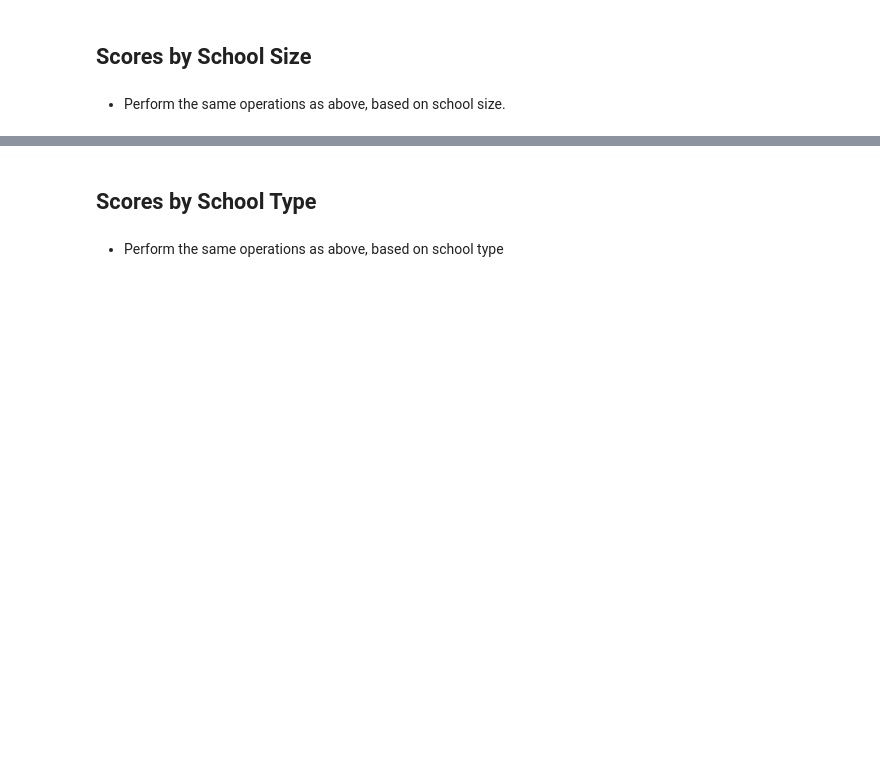
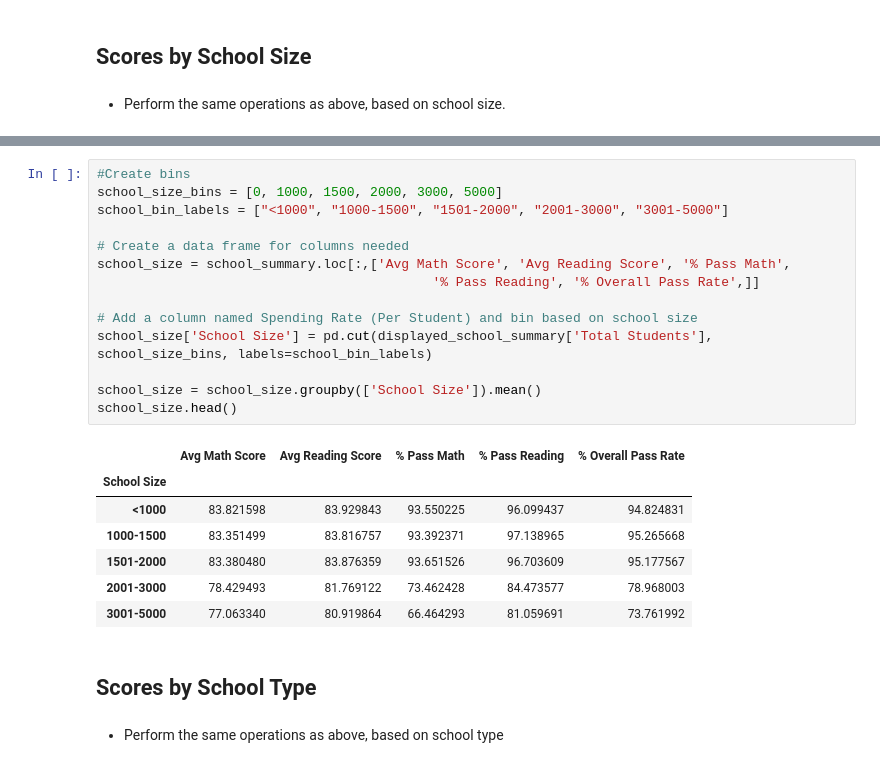
Before and after one commit to Pete803/pandas-challenge, a Jupyter notebook: PyCitySchools_starter.ipynb, the cells around one changed output, grey strips where cells are left out. Drawn from its saved outputs; the diff is of its cells as text; blank space fills up the shorter version.

```diff
--- a/PyCitySchools_starter.ipynb
+++ b/PyCitySchools_starter.ipynb
@@ -339,3 +374,25 @@ KeyError: 'Per Student Budget'
+# %%
+#Create bins
+school_size_bins = [0, 1000, 1500, 2000, 3000, 5000]
+school_bin_labels = ["<1000", "1000-1500", "1501-2000", "2001-3000", "3001-5000"]
+
+# Create a data frame for columns needed
+school_size = school_summary.loc[:,['Avg Math Score', 'Avg Reading Score', '% Pass Math',
+                                           '% Pass Reading', '% Overall Pass Rate',]]
+
+# Add a column named Spending Rate (Per Student) and bin based on school size
+school_size['School Size'] = pd.cut(displayed_school_summary['Total Students'], school_size_bins, labels=school_bin_labels)
+
+school_size = school_size.groupby(['School Size']).mean()
+school_size.head()
+# %% [output]
+|  | Avg Math Score | Avg Reading Score | % Pass Math | % Pass Reading | % Overall Pass Rate |
+| School Size |  |  |  |  |  |
+| <1000 | 83.821598 | 83.929843 | 93.550225 | 96.099437 | 94.824831 |
+| 1000-1500 | 83.351499 | 83.816757 | 93.392371 | 97.138965 | 95.265668 |
+| 1501-2000 | 83.380480 | 83.876359 | 93.651526 | 96.703609 | 95.177567 |
+| 2001-3000 | 78.429493 | 81.769122 | 73.462428 | 84.473577 | 78.968003 |
+| 3001-5000 | 77.063340 | 80.919864 | 66.464293 | 81.059691 | 73.761992 |
 # %% [markdown]
 ## Scores by School Type
 # %% [markdown]
```
Also changed, not shown: parts of 6 cells of this notebook.
